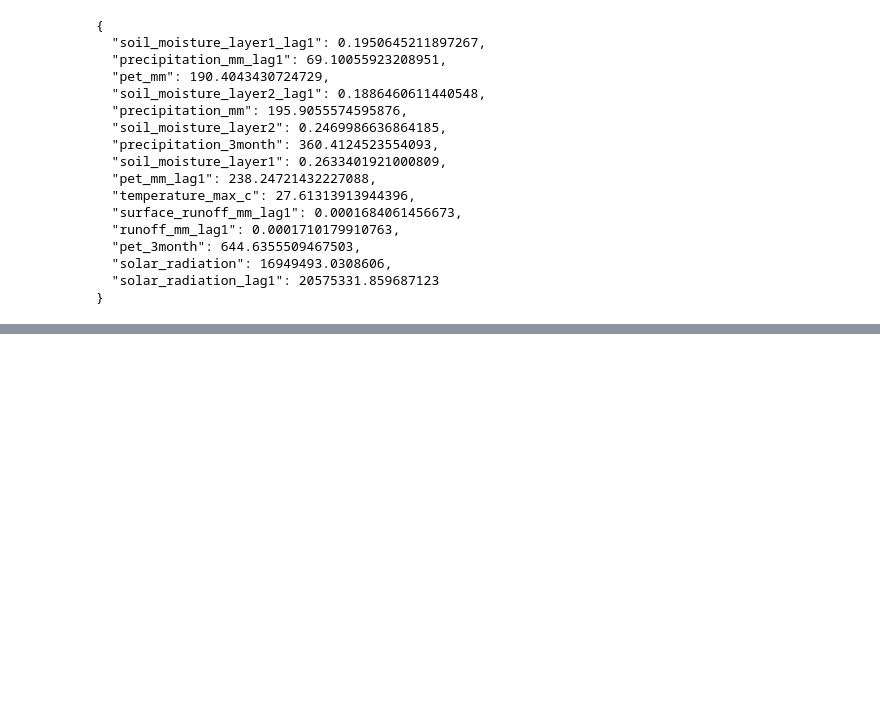
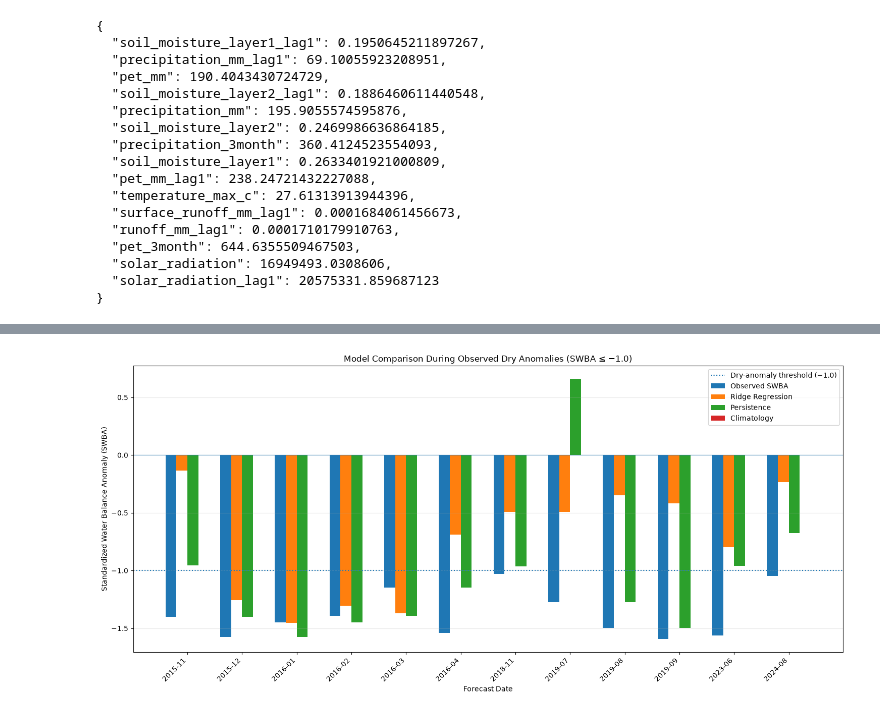
Before and after one commit to Paradise-theking/Eswatini-Water-Stress-ML, a Jupyter notebook: notebooks/05_final_evaluation_executed.ipynb, the cells around one changed output, grey strips where cells are left out. Saved outputs shown, nothing was run; the diff lists cells and outputs as text; code cells hidden in the pictures; blank space fills up the shorter version.

```diff
--- a/notebooks/05_final_evaluation_executed.ipynb
+++ b/notebooks/05_final_evaluation_executed.ipynb
@@ -2139,0 +2932,63 @@ print(json.dumps(test_payload, indent=2))
+# %%
+import matplotlib.pyplot as plt
+import numpy as np
+import pandas as pd
+
+dry_comparison = dry_comparison.sort_values("forecast_date").copy()
+
+dates = pd.to_datetime(dry_comparison["forecast_date"])
+labels = dates.dt.strftime("%Y-%m")
+
+x = np.arange(len(labels))
+width = 0.2
+
+plt.figure(figsize=(15, 7))
+
+plt.bar(
+    x - 1.5 * width,
+    dry_comparison["observed"],
+    width,
+    label="Observed SWBA"
+)
+
+plt.bar(
+    x - 0.5 * width,
+    dry_comparison["ridge"],
+    width,
+    label="Ridge Regression"
+)
+
+plt.bar(
+    x + 0.5 * width,
+    dry_comparison["persistence"],
+    width,
+    label="Persistence"
+)
+
+plt.bar(
+    x + 1.5 * width,
+    dry_comparison["climatology"],
+    width,
+    label="Climatology"
+)
+
+plt.axhline(y=-1.0, linestyle=":", linewidth=1.5,
+            label="Dry-anomaly threshold (−1.0)")
+
+plt.axhline(y=0, linewidth=1, alpha=0.5)
+
+plt.xticks(x, labels, rotation=45, ha="right")
+
+plt.title(
+    "Model Comparison During Observed Dry Anomalies (SWBA ≤ −1.0)"
+)
+
+plt.xlabel("Forecast Date")
+plt.ylabel("Standardized Water Balance Anomaly (SWBA)")
+
+plt.legend()
+plt.grid(axis="y", alpha=0.25)
+plt.tight_layout()
+plt.show()
+# %% [output]
+[figure, added]
```
Also changed, not shown: parts of 37 cells of this notebook, 13 other files.
